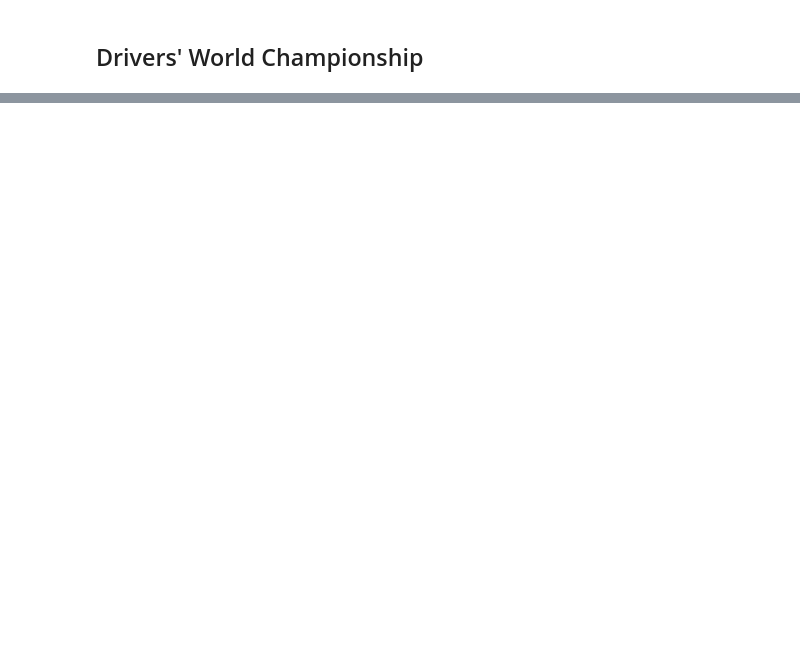
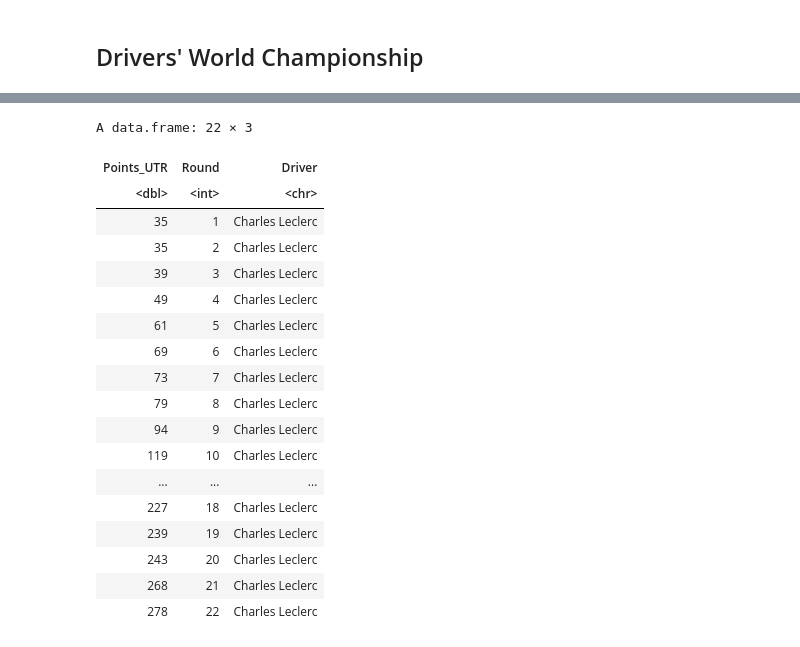
Before and after one commit to TaylorOglow/Formula_1, a Jupyter notebook: points.ipynb, the cells around one changed output, grey strips where cells are left out. Saved outputs shown, nothing was run; the diff lists cells and outputs as text; code cells hidden in the pictures; blank space fills up the shorter version.

```diff
--- a/points.ipynb
+++ b/points.ipynb
@@ -644,0 +111,31 @@ A data.frame: 22 × 3
+# %%
+driver_points <- point_data %>%
+                filter(Driver == "Charles Leclerc") %>%
+                arrange(by = Round)
+
+name <- "Charles Leclerc"
+
+get_points()
+
+
+points
+# %% [output]
+A data.frame: 22 × 3
+| Points_UTR | Round | Driver |
+| <dbl> | <int> | <chr> |
+| 35 | 1 | Charles Leclerc |
+| 35 | 2 | Charles Leclerc |
+| 39 | 3 | Charles Leclerc |
+| 49 | 4 | Charles Leclerc |
+| 61 | 5 | Charles Leclerc |
+| 69 | 6 | Charles Leclerc |
+| 73 | 7 | Charles Leclerc |
+| 79 | 8 | Charles Leclerc |
+| 94 | 9 | Charles Leclerc |
+| 119 | 10 | Charles Leclerc |
+| ... | ... | ... |
+| 227 | 18 | Charles Leclerc |
+| 239 | 19 | Charles Leclerc |
+| 243 | 20 | Charles Leclerc |
+| 268 | 21 | Charles Leclerc |
+| 278 | 22 | Charles Leclerc |
```
Also changed, not shown: parts of 42 cells of this notebook, 2 other files.
